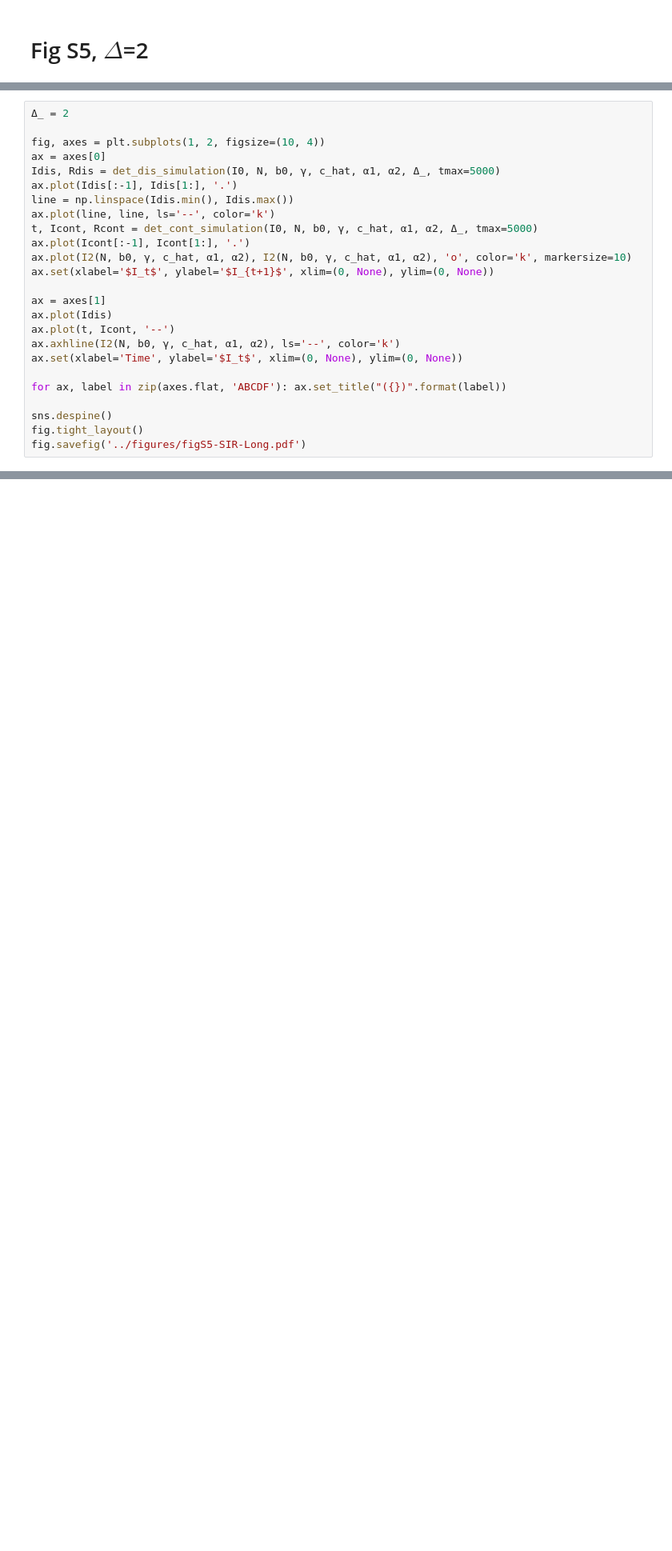
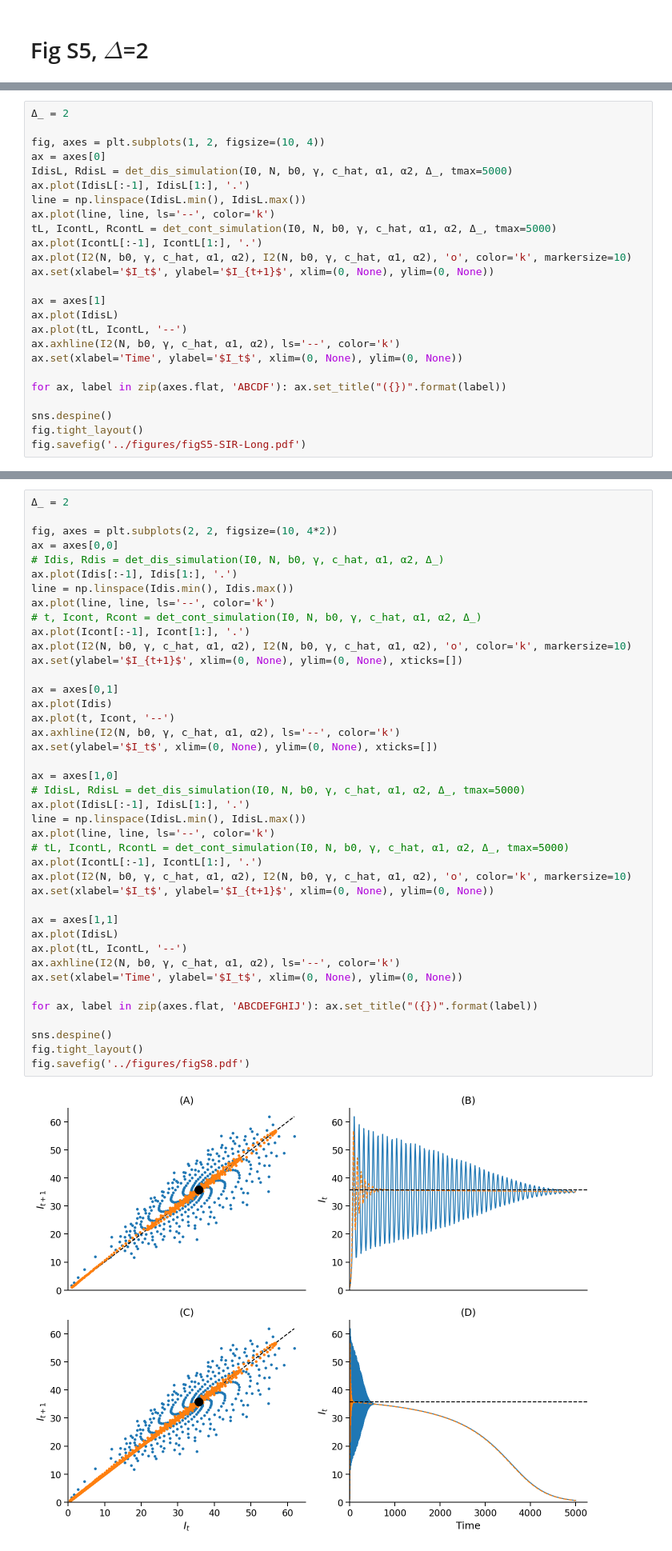
Before and after one commit to yoavram/SanJose, a Jupyter notebook: notebooks/model-SIR.ipynb, the cells around one changed output, grey strips where cells are left out. Shown at 80% size. Saved outputs shown, nothing was run; the diff lists cells and outputs as text; blank space fills up the shorter version.

```diff
--- a/notebooks/model-SIR.ipynb
+++ b/notebooks/model-SIR.ipynb
@@ -276,18 +344,18 @@ fig.savefig('../figures/figS5-SIR.pdf')
 
 fig, axes = plt.subplots(1, 2, figsize=(10, 4))
 ax = axes[0]
-Idis, Rdis = det_dis_simulation(I0, N, b0, γ, c_hat, α1, α2, Δ_, tmax=5000)
-ax.plot(Idis[:-1], Idis[1:], '.')
-line = np.linspace(Idis.min(), Idis.max())
+IdisL, RdisL = det_dis_simulation(I0, N, b0, γ, c_hat, α1, α2, Δ_, tmax=5000)
+ax.plot(IdisL[:-1], IdisL[1:], '.')
+line = np.linspace(IdisL.min(), IdisL.max())
 ax.plot(line, line, ls='--', color='k')
-t, Icont, Rcont = det_cont_simulation(I0, N, b0, γ, c_hat, α1, α2, Δ_, tmax=5000)
-ax.plot(Icont[:-1], Icont[1:], '.')
+tL, IcontL, RcontL = det_cont_simulation(I0, N, b0, γ, c_hat, α1, α2, Δ_, tmax=5000)
+ax.plot(IcontL[:-1], IcontL[1:], '.')
 ax.plot(I2(N, b0, γ, c_hat, α1, α2), I2(N, b0, γ, c_hat, α1, α2), 'o', color='k', markersize=10)
 ax.set(xlabel='$I_t$', ylabel='$I_{t+1}$', xlim=(0, None), ylim=(0, None))
 
 ax = axes[1]
-ax.plot(Idis)
-ax.plot(t, Icont, '--')
+ax.plot(IdisL)
+ax.plot(tL, IcontL, '--')
 ax.axhline(I2(N, b0, γ, c_hat, α1, α2), ls='--', color='k')
 ax.set(xlabel='Time', ylabel='$I_t$', xlim=(0, None), ylim=(0, None))
 
@@ -300,0 +371,43 @@ fig.savefig('../figures/figS5-SIR-Long.pdf')
+# %%
+Δ_ = 2
+
+fig, axes = plt.subplots(2, 2, figsize=(10, 4*2))
+ax = axes[0,0]
+# Idis, Rdis = det_dis_simulation(I0, N, b0, γ, c_hat, α1, α2, Δ_)
+ax.plot(Idis[:-1], Idis[1:], '.')
+line = np.linspace(Idis.min(), Idis.max())
+ax.plot(line, line, ls='--', color='k')
+# t, Icont, Rcont = det_cont_simulation(I0, N, b0, γ, c_hat, α1, α2, Δ_)
+ax.plot(Icont[:-1], Icont[1:], '.')
+ax.plot(I2(N, b0, γ, c_hat, α1, α2), I2(N, b0, γ, c_hat, α1, α2), 'o', color='k', markersize=10)
+ax.set(ylabel='$I_{t+1}$', xlim=(0, None), ylim=(0, None), xticks=[])
+
+ax = axes[0,1]
+ax.plot(Idis)
+ax.plot(t, Icont, '--')
+ax.axhline(I2(N, b0, γ, c_hat, α1, α2), ls='--', color='k')
+ax.set(ylabel='$I_t$', xlim=(0, None), ylim=(0, None), xticks=[])
+
+ax = axes[1,0]
+# IdisL, RdisL = det_dis_simulation(I0, N, b0, γ, c_hat, α1, α2, Δ_, tmax=5000)
+ax.plot(IdisL[:-1], IdisL[1:], '.')
+line = np.linspace(IdisL.min(), IdisL.max())
+ax.plot(line, line, ls='--', color='k')
+# tL, IcontL, RcontL = det_cont_simulation(I0, N, b0, γ, c_hat, α1, α2, Δ_, tmax=5000)
+ax.plot(IcontL[:-1], IcontL[1:], '.')
+ax.plot(I2(N, b0, γ, c_hat, α1, α2), I2(N, b0, γ, c_hat, α1, α2), 'o', color='k', markersize=10)
+ax.set(xlabel='$I_t$', ylabel='$I_{t+1}$', xlim=(0, None), ylim=(0, None))
+
+ax = axes[1,1]
+ax.plot(IdisL)
+ax.plot(tL, IcontL, '--')
+ax.axhline(I2(N, b0, γ, c_hat, α1, α2), ls='--', color='k')
+ax.set(xlabel='Time', ylabel='$I_t$', xlim=(0, None), ylim=(0, None))
+
+for ax, label in zip(axes.flat, 'ABCDEFGHIJ'): ax.set_title("({})".format(label))
+
+sns.despine()
+fig.tight_layout()
+fig.savefig('../figures/figS8.pdf')
+# %% [output]
+[figure, added]
```
Also changed, not shown: parts of 13 cells of this notebook.
